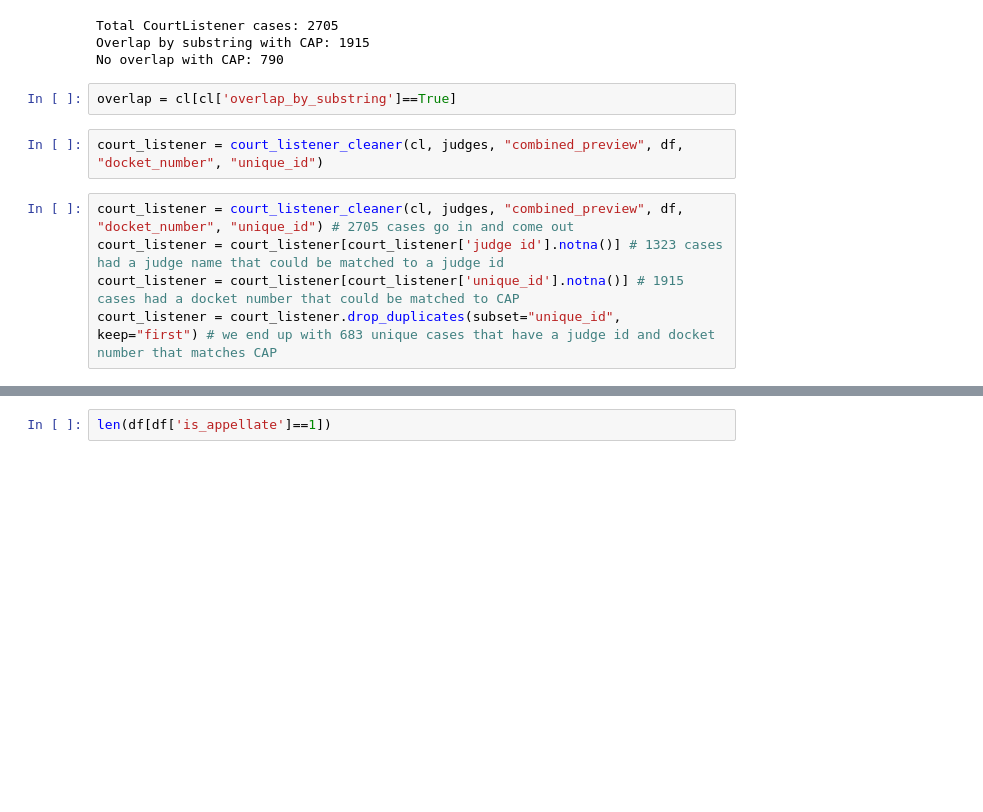
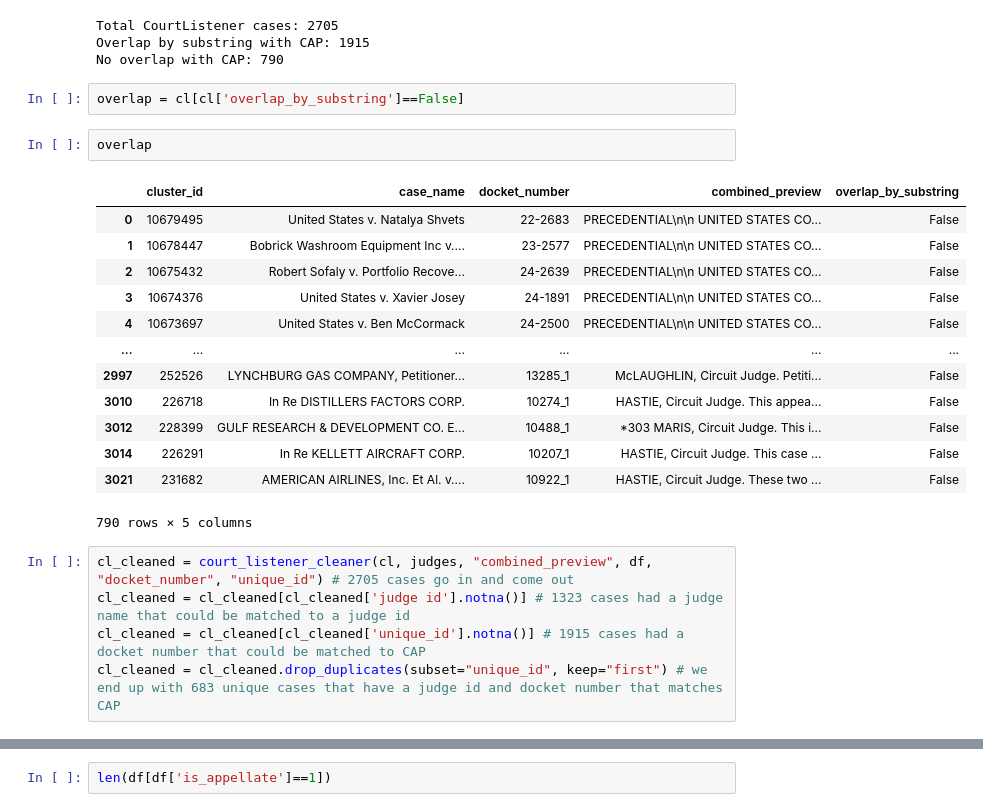
Before and after one commit to ilyadavidson/judge_project, a Jupyter notebook: scraps.ipynb, the cells around one changed output, grey strips where cells are left out. Saved outputs shown, nothing was run; the diff lists cells and outputs as text; blank space fills up the shorter version.

```diff
--- a/scraps.ipynb
+++ b/scraps.ipynb
@@ -56,12 +62,26 @@ Total CourtListener cases: 2705
 Overlap by substring with CAP: 1915
 No overlap with CAP: 790
 # %%
-overlap = cl[cl['overlap_by_substring']==True]
+overlap = cl[cl['overlap_by_substring']==False]
-# %%
-court_listener = court_listener_cleaner(cl, judges, "combined_preview", df, "docket_number", "unique_id")
+# %%
+overlap
+# %% [output]
+|  | cluster_id | case_name | docket_number | combined_preview | overlap_by_substring |
+| 0 | 10679495 | United States v. Natalya Shvets | 22-2683 | PRECEDENTIAL\n\n UNITED STATES CO... | False |
+| 1 | 10678447 | Bobrick Washroom Equipment Inc v.... | 23-2577 | PRECEDENTIAL\n\n UNITED STATES CO... | False |
+| 2 | 10675432 | Robert Sofaly v. Portfolio Recove... | 24-2639 | PRECEDENTIAL\n\n UNITED STATES CO... | False |
+| 3 | 10674376 | United States v. Xavier Josey | 24-1891 | PRECEDENTIAL\n\n UNITED STATES CO... | False |
+| 4 | 10673697 | United States v. Ben McCormack | 24-2500 | PRECEDENTIAL\n\n UNITED STATES CO... | False |
+| ... | ... | ... | ... | ... | ... |
+| 2997 | 252526 | LYNCHBURG GAS COMPANY, Petitioner... | 13285_1 | McLAUGHLIN, Circuit Judge. Petiti... | False |
+| 3010 | 226718 | In Re DISTILLERS FACTORS CORP. | 10274_1 | HASTIE, Circuit Judge. This appea... | False |
+| 3012 | 228399 | GULF RESEARCH & DEVELOPMENT CO. E... | 10488_1 | *303 MARIS, Circuit Judge. This i... | False |
+| 3014 | 226291 | In Re KELLETT AIRCRAFT CORP. | 10207_1 | HASTIE, Circuit Judge. This case ... | False |
+| 3021 | 231682 | AMERICAN AIRLINES, Inc. Et Al. v.... | 10922_1 | HASTIE, Circuit Judge. These two ... | False |
+790 rows × 5 columns
 # %%
-court_listener = court_listener_cleaner(cl, judges, "combined_preview", df, "docket_number", "unique_id") # 2705 cases go in and come out
-court_listener = court_listener[court_listener['judge id'].notna()] # 1323 cases had a judge name that could be matched to a judge id
-court_listener = court_listener[court_listener['unique_id'].notna()] # 1915 cases had a docket number that could be matched to CAP
-court_listener = court_listener.drop_duplicates(subset="unique_id", keep="first") # we end up with 683 unique cases that have a judge id and docket number that matches CAP
+cl_cleaned = court_listener_cleaner(cl, judges, "combined_preview", df, "docket_number", "unique_id") # 2705 cases go in and come out
+cl_cleaned = cl_cleaned[cl_cleaned['judge id'].notna()] # 1323 cases had a judge name that could be matched to a judge id
+cl_cleaned = cl_cleaned[cl_cleaned['unique_id'].notna()] # 1915 cases had a docket number that could be matched to CAP
+cl_cleaned = cl_cleaned.drop_duplicates(subset="unique_id", keep="first") # we end up with 683 unique cases that have a judge id and docket number that matches CAP
 # %%
```
Also changed, not shown: parts of 48 cells of this notebook, 4 other files.
